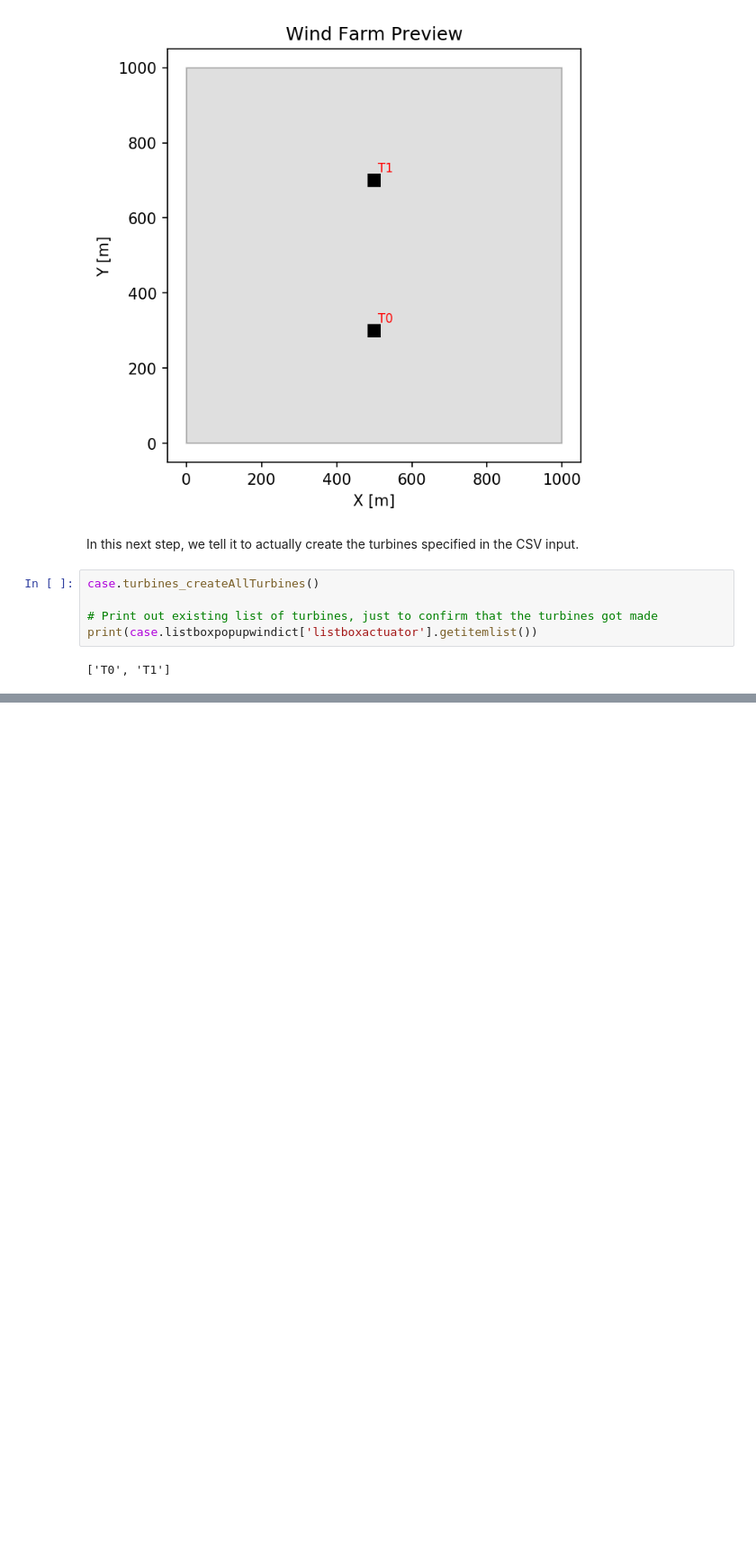
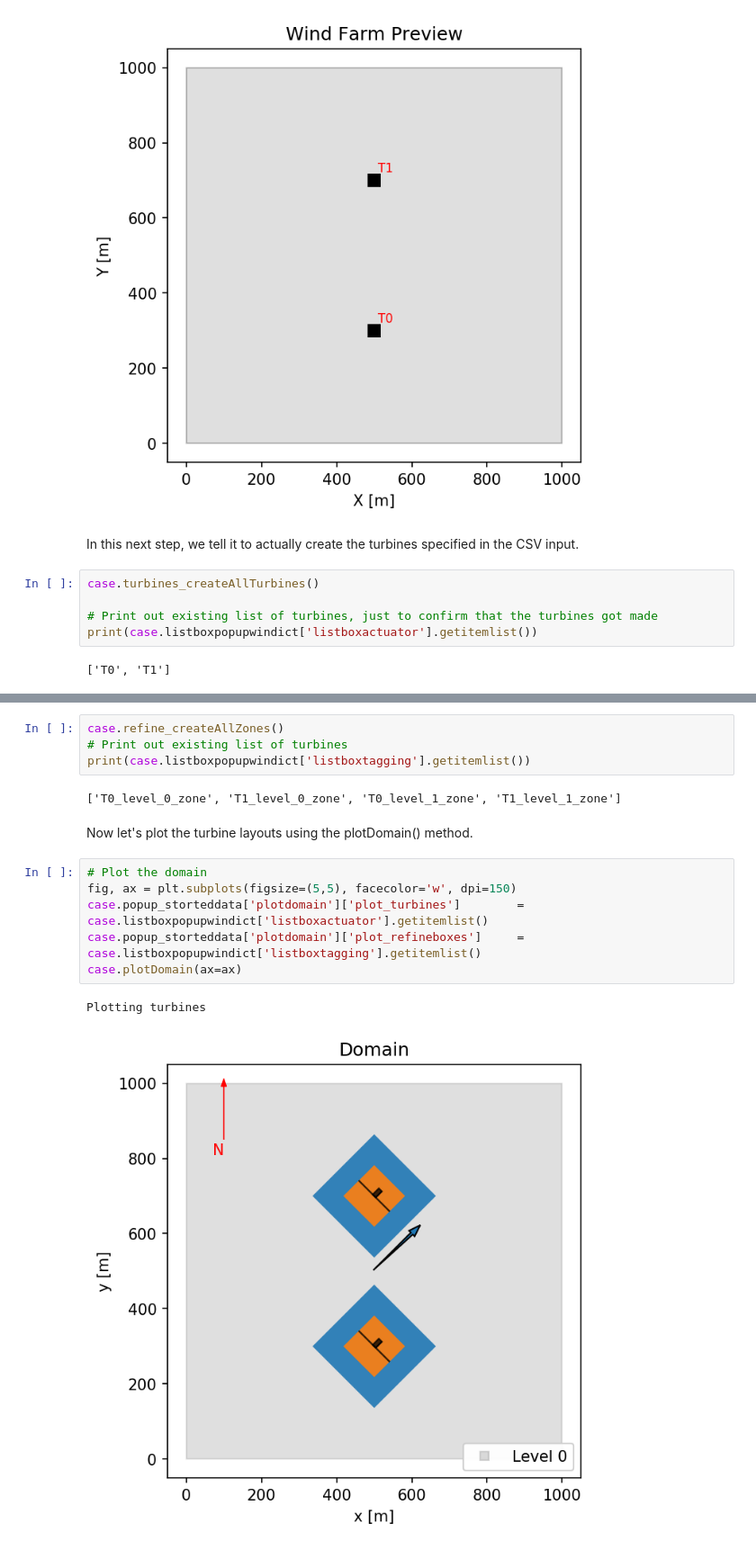
Before and after one commit to Exawind/amr-wind-frontend, a Jupyter notebook: docs/tutorial3/tutorial3python.ipynb, the cells around one changed output, grey strips where cells are left out. Shown at 90% size. Cells and saved outputs as stored; diff of their text form; blank space fills up the shorter version.

```diff
--- a/docs/tutorial3/tutorial3python.ipynb
+++ b/docs/tutorial3/tutorial3python.ipynb
@@ -112,0 +160,18 @@ print(case.listboxpopupwindict['listboxactuator'].getitemlist())
+# %%
+case.refine_createAllZones()
+# Print out existing list of turbines
+print(case.listboxpopupwindict['listboxtagging'].getitemlist())
+# %% [output]
+['T0_level_0_zone', 'T1_level_0_zone', 'T0_level_1_zone', 'T1_level_1_zone']
+# %% [markdown]
+Now let's plot the turbine layouts using the plotDomain()
+method.
+# %%
+# Plot the domain
+fig, ax = plt.subplots(figsize=(5,5), facecolor='w', dpi=150)
+case.popup_storteddata['plotdomain']['plot_turbines']        = case.listboxpopupwindict['listboxactuator'].getitemlist()
+case.popup_storteddata['plotdomain']['plot_refineboxes']     = case.listboxpopupwindict['listboxtagging'].getitemlist()
+case.plotDomain(ax=ax)
+# %% [output]
+Plotting turbines
+[figure, added]
```
Also changed, not shown: parts of 18 cells of this notebook, 4 other files.
